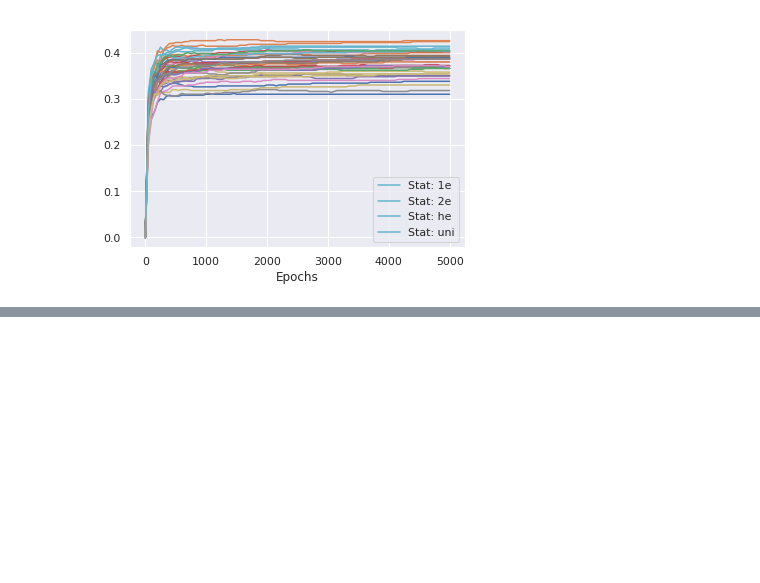
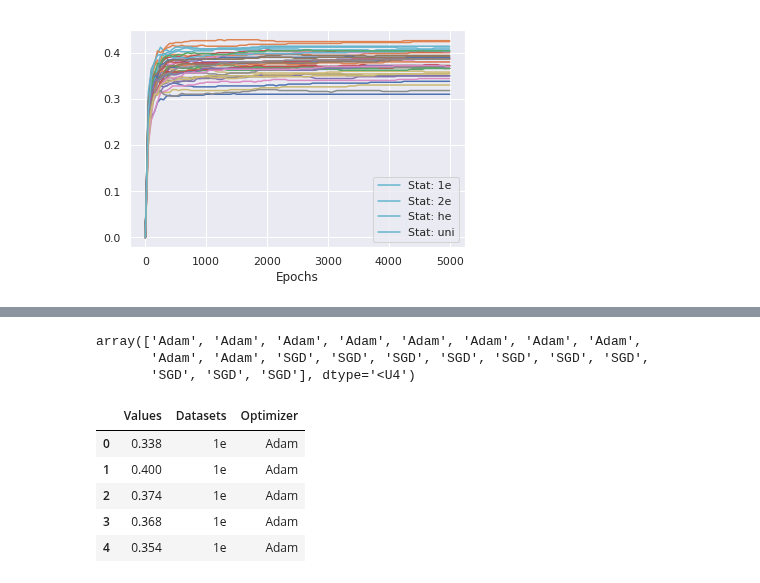
Before and after one commit to apra93/leabra-tf, a Jupyter notebook: docs/source/notebooks/0.5.1-Adam-With-Non-Uniform-Task-Statistics.ipynb, the cells around one changed output, grey strips where cells are left out. Drawn from its saved outputs; the diff is of its cells as text; code cells hidden in the pictures; blank space fills up the shorter version.

```diff
--- a/docs/source/notebooks/0.5.1-Adam-With-Non-Uniform-Task-Statistics.ipynb
+++ b/docs/source/notebooks/0.5.1-Adam-With-Non-Uniform-Task-Statistics.ipynb
@@ -825,0 +660,7 @@ def plot_df_metrics(metrics_df, metrics=None, title='Training History',
+# %%
+optimizer_labels = np.repeat(['Adam', 'SGD'], 10)
+optimizer_labels
+# %% [output]
+array(['Adam', 'Adam', 'Adam', 'Adam', 'Adam', 'Adam', 'Adam', 'Adam',
+       'Adam', 'Adam', 'SGD', 'SGD', 'SGD', 'SGD', 'SGD', 'SGD', 'SGD',
+       'SGD', 'SGD', 'SGD'], dtype='<U4')
@@ -825,0 +681,13 @@ def plot_df_metrics(metrics_df, metrics=None, title='Training History',
+# %%
+data_dict = {'Values' : metric_values,
+             'Datasets' : metric_labels,
+             'Optimizer' : optimizer_labels}
+data_df = pd.DataFrame(data_dict)
+data_df.head()
+# %% [output]
+|  | Values | Datasets | Optimizer |
+| 0 | 0.338 | 1e | Adam |
+| 1 | 0.400 | 1e | Adam |
+| 2 | 0.374 | 1e | Adam |
+| 3 | 0.368 | 1e | Adam |
+| 4 | 0.354 | 1e | Adam |
```
Also changed, not shown: parts of 26 cells of this notebook.
